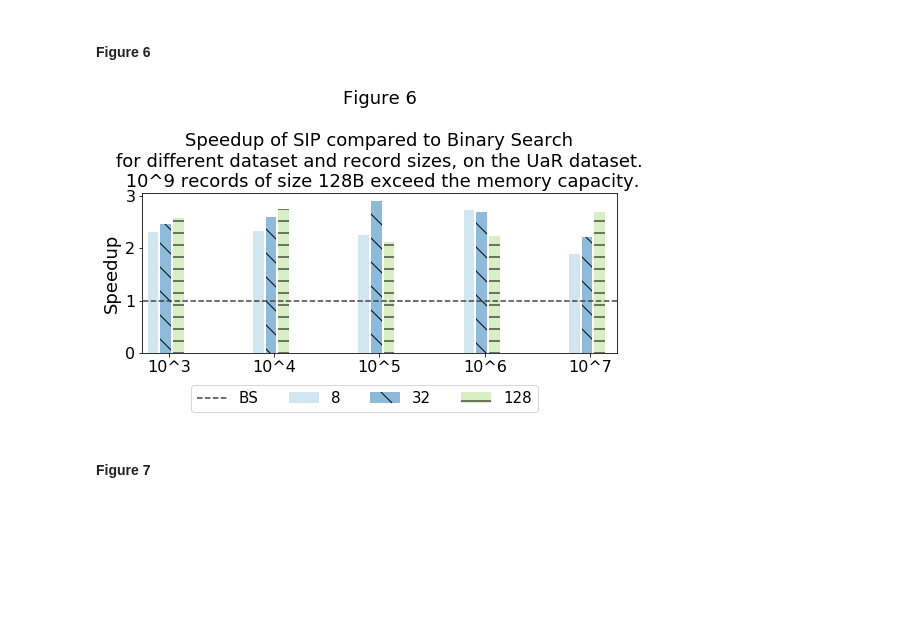
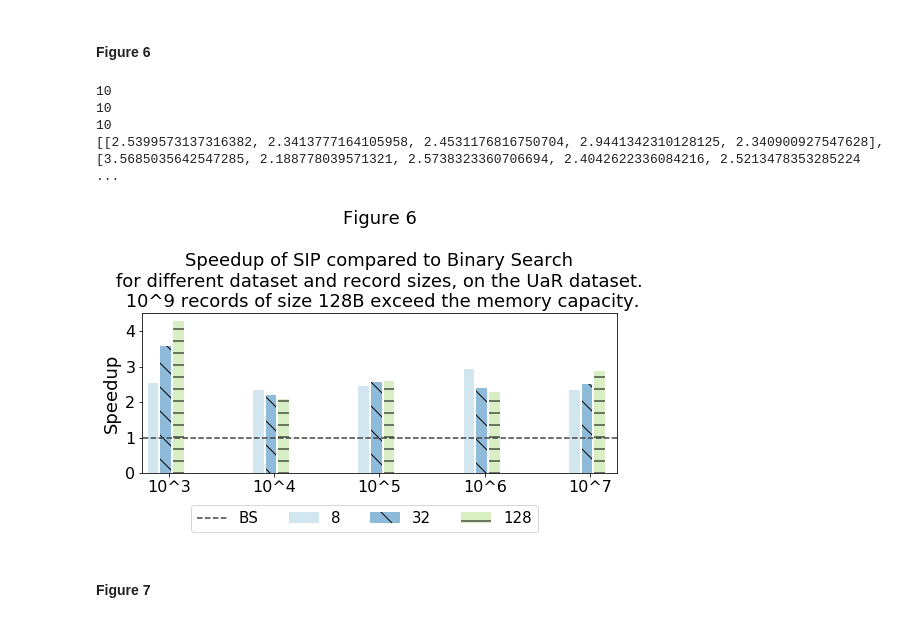
Before and after one commit to UWHustle/Efficiently-Searching-In-Memory-Sorted-Arrays, a Jupyter notebook: reproduce_experiments/CreateFigures.ipynb, the cells around one changed output. Saved outputs shown, nothing was run; the diff lists cells and outputs as text; code cells hidden in the pictures; blank space fills up the shorter version.

Commit message:
fig6 new plot code

```diff
--- a/reproduce_experiments/CreateFigures.ipynb
+++ b/reproduce_experiments/CreateFigures.ipynb
@@ -210,30 +210,24 @@ results8=get_results(tsv8)
 results32=get_results(tsv32)
 results128=get_results(tsv128)
 
-bsResults = results8[0:(len(results8)//2)]
-bsResults.extend(results32[0:(len(results32)//2)])
-bsResults.extend(results128[0:(len(results128)//2)])
+print(len(results8))
+print(len(results32))
+print(len(results128))
 
-sipResults = results8[(len(results8)//2):len(results8)]
-sipResults.extend(results32[(len(results32)//2):len(results32)])
-sipResults.extend(results128[(len(results128)//2):len(results128)])
+groupedByRecordSize = [[],[],[]]
+for i in range(len(results8)//2):
+    groupedByRecordSize[0].append(results8[i]/results8[len(results8)//2 + i])
+
+for i in range(len(results32)//2):
+    groupedByRecordSize[1].append(results32[i]/results32[len(results32)//2 + i])
+
+for i in range(len(results128)//2):
+    groupedByRecordSize[2].append(results128[i]/results128[len(results128)//2 + i])
 
 datasetSizes=[3,4,5,6,7]
 if len(results8) > 10:
     datasetSizes=[3,4,5,6,7,8,9]
-    bsResults.append(0)
-    sipResults.append(1)
-
-# Calculate speedup
-sipSpeedup=[(bsResults[i]/sipResults[i]) for i in range(len(bsResults))]
-
-# Plot
-# Group the speedups by RecordSize
-groupedByRecordSize = [[],[],[]]
-for i in range(len(datasetSizes)):
-    groupedByRecordSize[0].append(sipSpeedup[3*i])
-    groupedByRecordSize[1].append(sipSpeedup[3*i+1])
-    groupedByRecordSize[2].append(sipSpeedup[3*i+2])
+    groupedByRecordSize[2].append(0)
 
 pos = [i for i in range(len(datasetSizes))]
 width = 0.1
@@ -263,34 +257,38 @@ plt.bar([p + (width+.02)*2 for p in pos],
         color=lgreen,
         label="128",
         hatch="-")
 
 plt.plot([-1,len(datasetSizes)],[1,1],linestyle="dashed", color=black, label="BS")
 
 ax.set_ylabel('Speedup', size=18)
 
 ax.set_title('Figure 6', size=22)
 
 # Set the position of the x ticks
 ax.set_xticks([p + 1.5 * width for p in pos])
 ax.yaxis.set_major_locator(MaxNLocator(integer=True))
 
 # Set the labels for the x ticks
 xticks=["10^"+str(i) for i in datasetSizes]
 ax.set_xticklabels(xticks, size=15)
 ax.tick_params(axis='both', which='major', labelsize=16)
 
 # Setting the x-axis and y-axis limits
 plt.xlim(min(pos)-width, max(pos)+width*4)
 # plt.ylim([0, max(df['pre_score'] + df['mid_score'] + df['post_score'])] )
 
 # Adding the legend and showing the plot
 plt.legend(prop={'size': 15}, ncol=4, loc='upper right', bbox_to_anchor=(0.85, -0.15))
 caption = "Figure 6\n\nSpeedup of SIP compared to Binary Search\nfor different dataset and record sizes, on the UaR dataset.\n 10^9 records of size 128B exceed the memory capacity."
 plt.title(caption, size=18)
 plt.tight_layout()
 plt.gcf().savefig('./figures/fig6.pdf', format='pdf')
 # %% [output]
+10
+10
+10
+[[2.5399573137316382, 2.3413777164105958, 2.4531176816750704, 2.9441342310128125, 2.340900927547628], [3.5685035642547285, 2.188778039571321, 2.5738323360706694, 2.4042622336084216, 2.5213478353285224 ...
-[figure, old version]
+[figure, new version]
 # %% [markdown]
 #### Figure 7
 # %%
```
